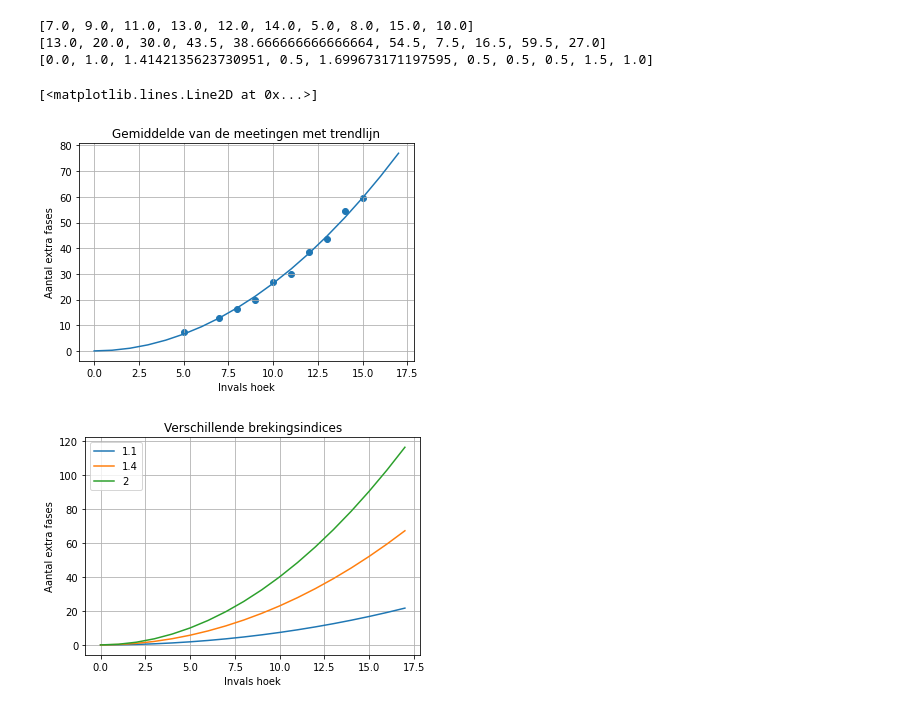
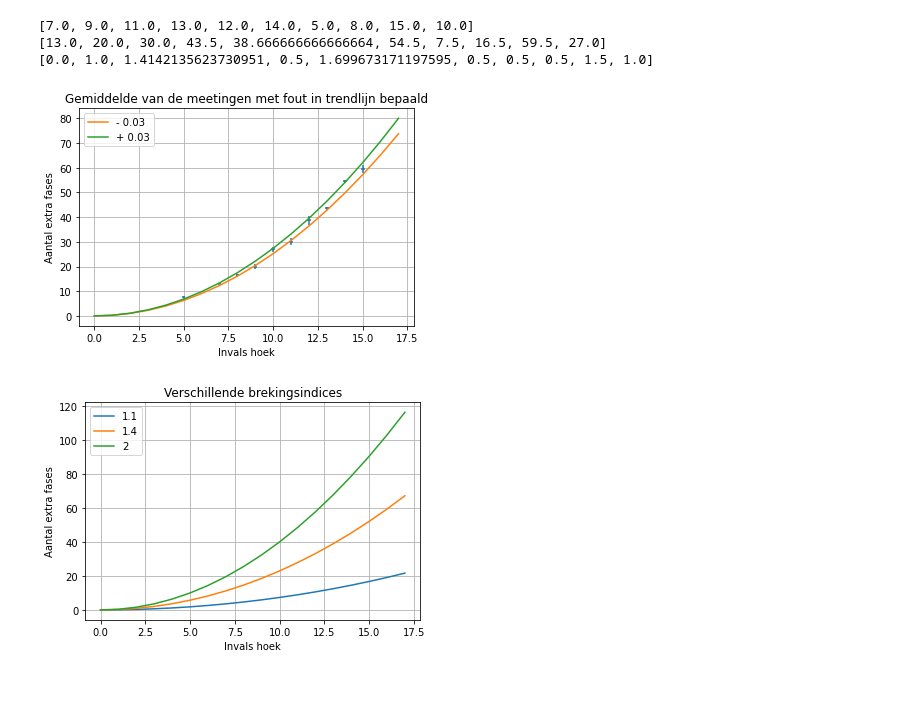
Before and after one commit to mallebongo/2.2-project, a Jupyter notebook: Plotten lijn.ipynb, the cells around one changed output. Cells and saved outputs as stored; diff of their text form; code cells hidden in the pictures.

```diff
--- a/Plotten lijn.ipynb
+++ b/Plotten lijn.ipynb
@@ -57,18 +57,25 @@ print(standaarddeviatie)
 # %%
 import matplotlib.pyplot as plt
 # %%
-plt.scatter(invalshoeken, gemiddelde)
-#plt.errorbar(invalshoeken, gemiddelde, yerr=standaarddeviatie,xerr=0.1, fmt="none")
+standaarddeviatie = np.array(standaarddeviatie)
+#plt.scatter(invalshoeken, gemiddelde)
+plt.errorbar(invalshoeken, gemiddelde, yerr=standaarddeviatie,xerr=0.1, fmt="none")
 plt.grid()
 plt.xlabel('Invals hoek')
 plt.ylabel('Aantal extra fases')
-plt.title("Gemiddelde van de meetingen met trendlijn")
-n = beste_n
-N = 2*d/lamda*((n/np.cos(np.sin(i)/n))+np.tan(i)*np.sin(i)-np.tan(np.sin(i)/n)*np.sin(i)-(n-1)-(1/np.cos(i)))
-plt.plot(I,N,color='or')
+plt.title("Gemiddelde van de meetingen met fout in trendlijn bepaald")
+#n = beste_n-0.03
+#N = 2*d/lamda*((n/np.cos(np.sin(i)/n))+np.tan(i)*np.sin(i)-np.tan(np.sin(i)/n)*np.sin(i)-(n-1)-(1/np.cos(i)))
+#plt.plot(I,N,color='orange')
+
+for n in [beste_n-0.03,beste_n+0.03]:
+    N = 2*d/lamda*((n/np.cos(np.sin(i)/n))+np.tan(i)*np.sin(i)-np.tan(np.sin(i)/n)*np.sin(i)-(n-1)-(1/np.cos(i)))
+    plt.plot(I,N)
+plt.legend(['- 0.03','+ 0.03'])
+plt.savefig('Trendlijn_en_foutenbalken_keer_10.png', dpi = 300)
+plt.show()
 # %% [output]
-[<matplotlib.lines.Line2D at 0x...>]
-[figure, old version]
+[figure, new version]
 # %%
 for n in [1.1,1.4,2]:
     N = 2*d/lamda*((n/np.cos(np.sin(i)/n))+np.tan(i)*np.sin(i)-np.tan(np.sin(i)/n)*np.sin(i)-(n-1)-(1/np.cos(i)))
```
Also changed, not shown: parts of 1 cell of this notebook.
